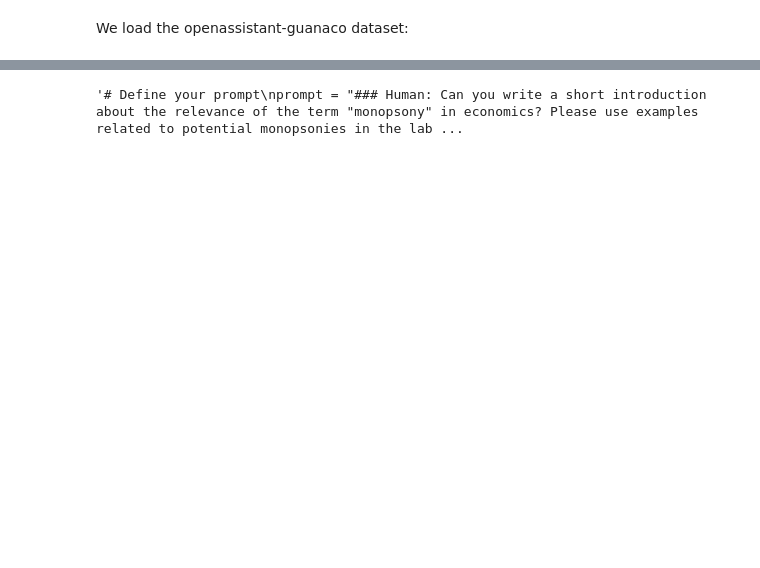
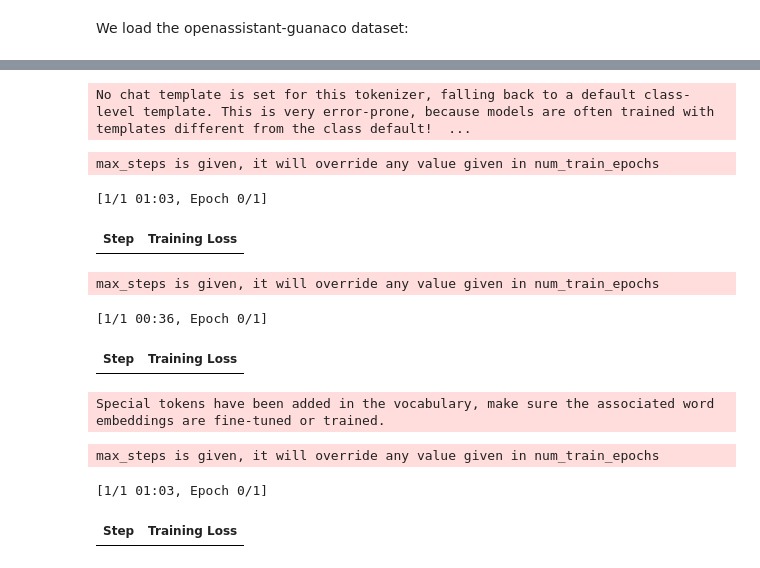
Before and after one commit to alessandrom10/OpenAssistant-Guanaco, a Jupyter notebook: Task_2/Fine_tuning_definititve.ipynb, the cells around one changed output, grey strips where cells are left out. Drawn from its saved outputs; the diff is of its cells as text; code cells hidden in the pictures; blank space fills up the shorter version.

Commit message:
Reorganized notebook about finetuning with functions

```diff
--- a/Task_2/Fine_tuning_definititve.ipynb
+++ b/Task_2/Fine_tuning_definititve.ipynb
@@ -314,0 +228,18 @@ trainable params: 54525952 || all params: 4595126272 || trainable%: 1.1866039967
+# %%
+def load_model(model_id):
+  model = AutoModelForCausalLM.from_pretrained(model_id, quantization_config=bnb_config, device_map={"":0})
+  model.config.use_cache = False
+
+  tokenizer = AutoTokenizer.from_pretrained(model_id, trust_remote_code=True)
+  tokenizer.pad_token = tokenizer.eos_token
+  tokenizer.padding_side = "right"
+  terminators = [tokenizer.eos_token_id, tokenizer.convert_tokens_to_ids("<|eot_id|>")]
+
+  return model, tokenizer, terminators
+# %%
+def apply_chat_templates(dataset, tokenizer):
+  dataset_applied = []
+  for entry in transformed_dataset:
+    dataset_applied.append(tokenizer.apply_chat_template(entry, add_generation_prompt=True, tokenize=False))
+
+  return dataset_applied
@@ -315 +250,9 @@ trainable params: 54525952 || all params: 4595126272 || trainable%: 1.1866039967
+# %%
+def tokenize_dataset(dictionary_dataset):
+  dataset = Dataset.from_dict({'text': dictionary_dataset})
+
+  # Apply the tokenizer
+  dataset_tokenized = dataset.map(tokenize_function, batched=True)
+
+  return dataset_tokenized
 # %%
@@ -386,25 +316,28 @@ TrainOutput(global_step=500, training_loss=1.1979184608459472, metrics={'train_r
 # %%
-# Save the model in a format suitable for inference
-output_model_dir = "Saved_models/llama-8-finetuned-onlyEnglish"
-model.save_pretrained(output_model_dir)
+def save_model(model):
+  output_model_dir = "Saved_models/" + model.name_or_path + "-finetuned-onlyEnglish"
+  model.save_pretrained(output_model_dir)
-# %%
-"""# Define your prompt
-prompt = "### Human: Can you write a short introduction about the relevance of the term \"monopsony\" in economics? Please use examples related to potential monopsonies in the labour market and cite relevant research."
-
-# Tokenize the prompt
-input_ids = tokenizer.encode(prompt, return_tensors="pt").to("cuda")
-
-# Generate text based on the prompt
-output = model.generate(
-    input_ids,
-    max_length=100,
-    num_return_sequences=1
-)
-
-# Decode the generated text
-generated_text = tokenizer.decode(output[0], skip_special_tokens=True)
-
-# Print the generated text
-print("Generated text:", generated_text)"""
-# %% [output]
-'# Define your prompt\nprompt = "### Human: Can you write a short introduction about the relevance of the term "monopsony" in economics? Please use examples related to potential monopsonies in the lab ...
+# %%
+model_ids = [ "openai-community/gpt2-xl", "meta-llama/Llama-2-7b-hf", "meta-llama/Meta-Llama-3-8B"]
+peft_configs = [ peft_config_gpt_2, peft_config_llama_2, peft_config_llama_3 ]
+
+models_to_finetune = {model_id: peft_config for model_id, peft_config in zip(model_ids, peft_configs)}
+
+for model_id, peft_config in models_to_finetune.items():
+  model, tokenizer, terminators = load_model(model_id)
+  dataset_dictionary = apply_chat_templates(dataset_english_train, tokenizer)
+  dataset_tokenized = tokenize_dataset(dataset_dictionary)
+  perform_trainig(dataset_tokenized, model, tokenizer, peft_config)
+  save_model(model)
+# %% [output]
+No chat template is set for this tokenizer, falling back to a default class-level template. This is very error-prone, because models are often trained with templates different from the class default!  ...
+max_steps is given, it will override any value given in num_train_epochs
+[1/1 01:03, Epoch 0/1]
+| Step | Training Loss |
+max_steps is given, it will override any value given in num_train_epochs
+[1/1 00:36, Epoch 0/1]
+| Step | Training Loss |
+Special tokens have been added in the vocabulary, make sure the associated word embeddings are fine-tuned or trained.
+max_steps is given, it will override any value given in num_train_epochs
+[1/1 01:03, Epoch 0/1]
+| Step | Training Loss |
```
Also changed, not shown: parts of 45 cells of this notebook.
